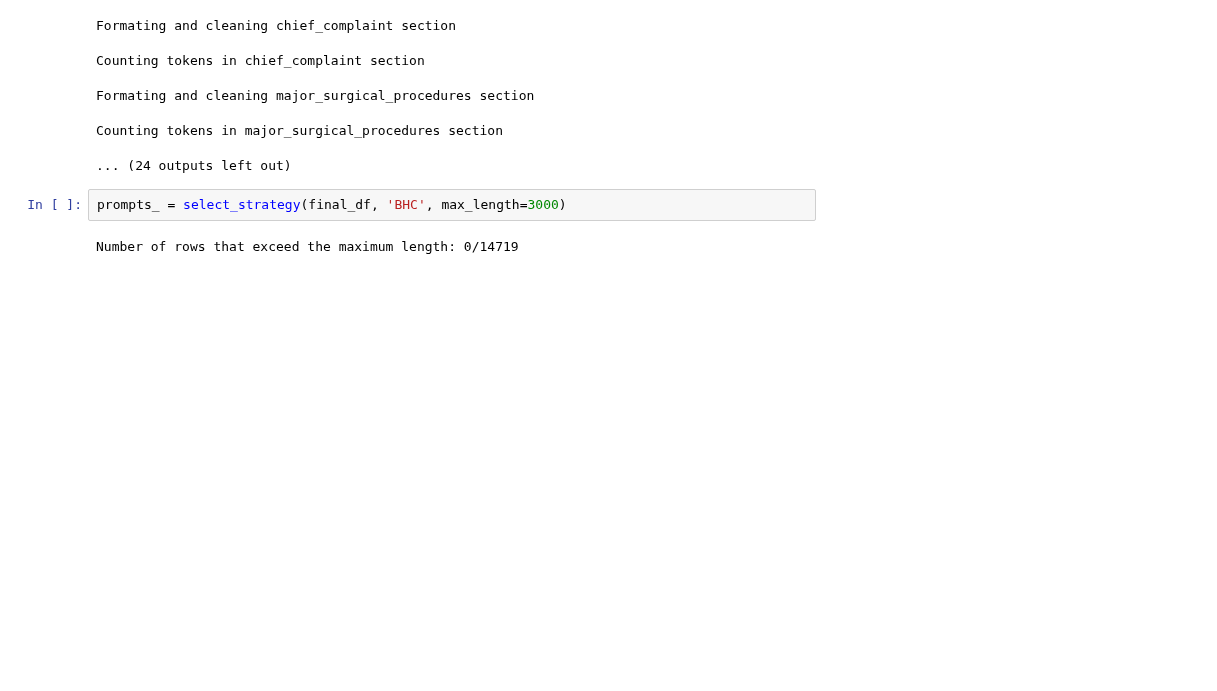
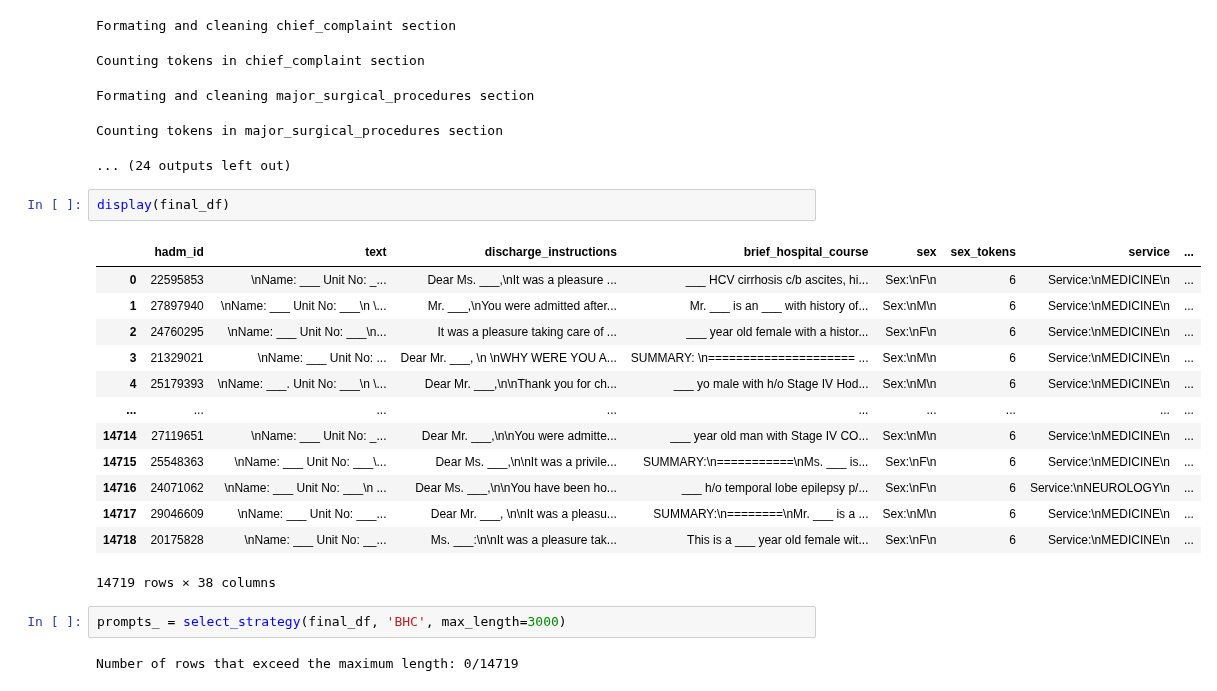
Before and after one commit to HAOTIAN89/MEDISCHARGE, a Jupyter notebook: sections_view.ipynb, the cells around one changed output. Drawn from its saved outputs; the diff is of its cells as text; blank space fills up the shorter version.

Commit message:
after review with Haotian

```diff
--- a/sections_view.ipynb
+++ b/sections_view.ipynb
@@ -94,6 +91,22 @@ Counting tokens in chief_complaint section
 Formating and cleaning major_surgical_procedures section
 Counting tokens in major_surgical_procedures section
 ... (24 outputs left out)
+# %%
+display(final_df)
+# %% [output]
+|  | hadm_id | text | discharge_instructions | brief_hospital_course | sex | sex_tokens | service | ... |
+| 0 | 22595853 | \nName: ___ Unit No: _... | Dear Ms. ___,\nIt was a pleasure ... | ___ HCV cirrhosis c/b ascites, hi... | Sex:\nF\n | 6 | Service:\nMEDICINE\n | ... |
+| 1 | 27897940 | \nName: ___ Unit No: ___\n \... | Mr. ___,\nYou were admitted after... | Mr. ___ is an ___ with history of... | Sex:\nM\n | 6 | Service:\nMEDICINE\n | ... |
+| 2 | 24760295 | \nName: ___ Unit No: ___\n... | It was a pleasure taking care of ... | ___ year old female with a histor... | Sex:\nF\n | 6 | Service:\nMEDICINE\n | ... |
+| 3 | 21329021 | \nName: ___ Unit No: ... | Dear Mr. ___, \n \nWHY WERE YOU A... | SUMMARY: \n===================== ... | Sex:\nM\n | 6 | Service:\nMEDICINE\n | ... |
+| 4 | 25179393 | \nName: ___. Unit No: ___\n \... | Dear Mr. ___,\n\nThank you for ch... | ___ yo male with h/o Stage IV Hod... | Sex:\nM\n | 6 | Service:\nMEDICINE\n | ... |
+| ... | ... | ... | ... | ... | ... | ... | ... | ... |
+| 14714 | 27119651 | \nName: ___ Unit No: _... | Dear Mr. ___,\n\nYou were admitte... | ___ year old man with Stage IV CO... | Sex:\nM\n | 6 | Service:\nMEDICINE\n | ... |
+| 14715 | 25548363 | \nName: ___ Unit No: ___\... | Dear Ms. ___,\n\nIt was a privile... | SUMMARY:\n===========\nMs. ___ is... | Sex:\nF\n | 6 | Service:\nMEDICINE\n | ... |
+| 14716 | 24071062 | \nName: ___ Unit No: ___\n ... | Dear Ms. ___,\n\nYou have been ho... | ___ h/o temporal lobe epilepsy p/... | Sex:\nF\n | 6 | Service:\nNEUROLOGY\n | ... |
+| 14717 | 29046609 | \nName: ___ Unit No: ___... | Dear Mr. ___, \n\nIt was a pleasu... | SUMMARY:\n========\nMr. ___ is a ... | Sex:\nM\n | 6 | Service:\nMEDICINE\n | ... |
+| 14718 | 20175828 | \nName: ___ Unit No: __... | Ms. ___:\n\nIt was a pleasure tak... | This is a ___ year old female wit... | Sex:\nF\n | 6 | Service:\nMEDICINE\n | ... |
+14719 rows × 38 columns
 # %%
 prompts_ = select_strategy(final_df, 'BHC', max_length=3000)
 # %% [output]
```
Also changed, not shown: parts of 2 cells of this notebook, 1 other file.
